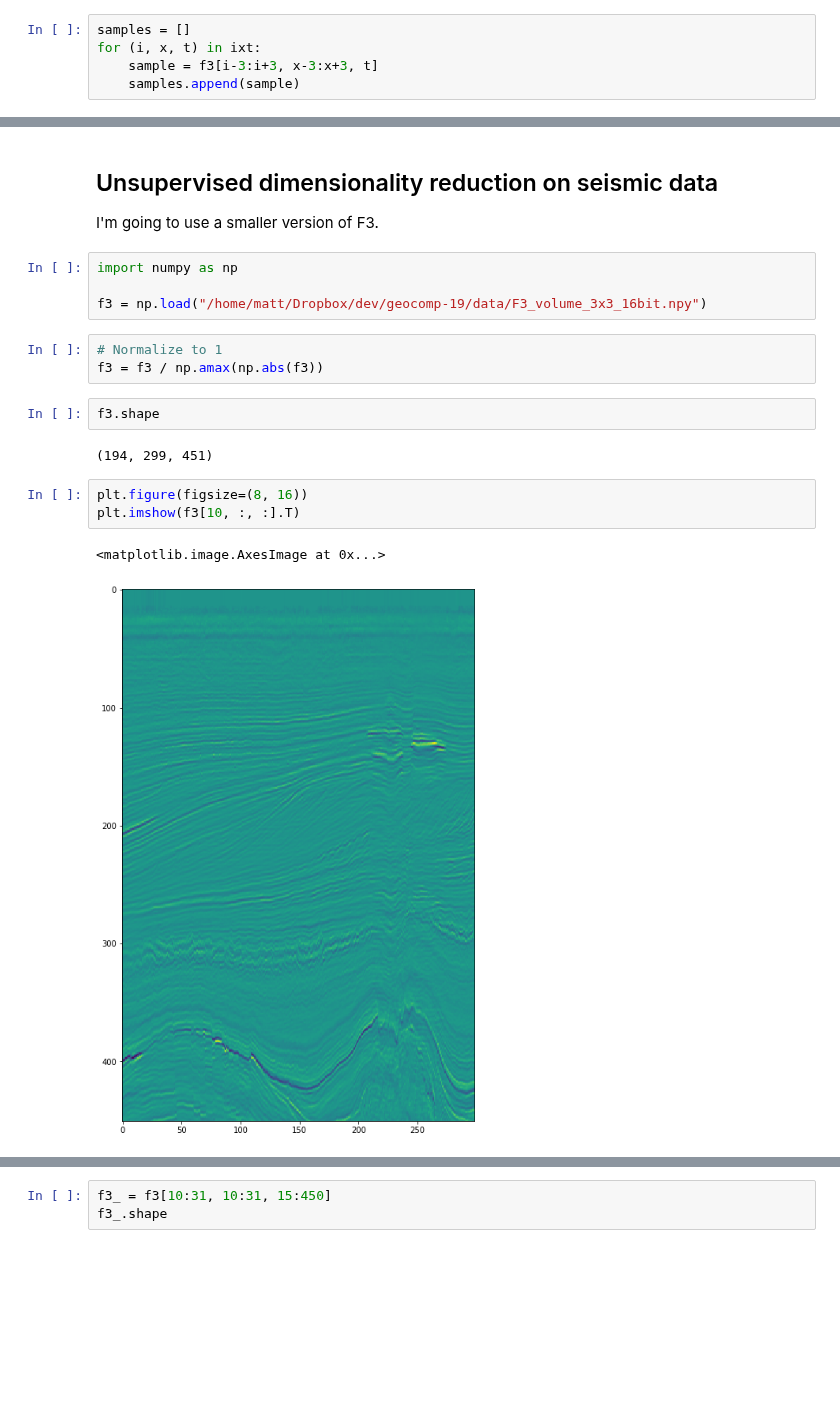
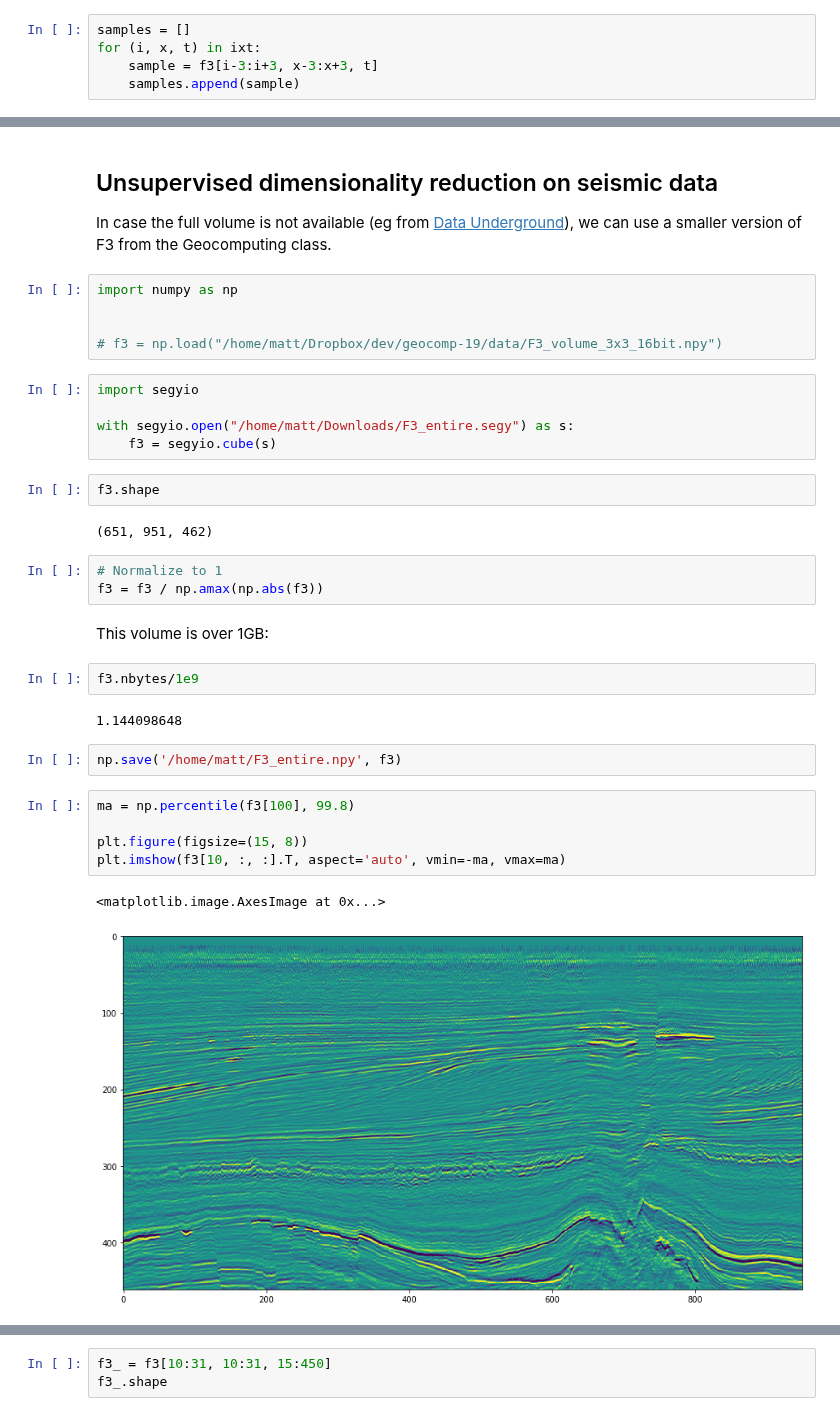
Before and after one commit to kwinkunks/notebooks, a Jupyter notebook: Pointsets_to_seismic_locations_and_subimages.ipynb, the cells around one changed output, grey strips where cells are left out. Cells and saved outputs as stored; diff of their text form; blank space fills up the shorter version.

```diff
--- a/Pointsets_to_seismic_locations_and_subimages.ipynb
+++ b/Pointsets_to_seismic_locations_and_subimages.ipynb
@@ -187,21 +196,37 @@ for ax, sample in zip(axs.ravel(), samples[:10]):
 # %% [markdown]
 ## Unsupervised dimensionality reduction on seismic data
 
-I'm going to use a smaller version of F3.
+In case the full volume is not available (eg from [Data Underground](https://dataunderground.org)), we can use a smaller version of F3 from the Geocomputing class.
 # %%
 import numpy as np
 
-f3 = np.load("/home/matt/Dropbox/dev/geocomp-19/data/F3_volume_3x3_16bit.npy")
+
+# f3 = np.load("/home/matt/Dropbox/dev/geocomp-19/data/F3_volume_3x3_16bit.npy")
+# %%
+import segyio
+
+with segyio.open("/home/matt/Downloads/F3_entire.segy") as s:
+    f3 = segyio.cube(s)
+# %%
+f3.shape
+# %% [output]
+(651, 951, 462)
 # %%
 # Normalize to 1
 f3 = f3 / np.amax(np.abs(f3))
-# %%
-f3.shape
-# %% [output]
-(194, 299, 451)
+# %% [markdown]
+This volume is over 1GB:
+# %%
+f3.nbytes/1e9
+# %% [output]
+1.144098648
+# %%
+np.save('/home/matt/F3_entire.npy', f3)
 # %%
-plt.figure(figsize=(8, 16))
-plt.imshow(f3[10, :, :].T)
+ma = np.percentile(f3[100], 99.8)
+
+plt.figure(figsize=(15, 8))
+plt.imshow(f3[10, :, :].T, aspect='auto', vmin=-ma, vmax=ma)
 # %% [output]
 <matplotlib.image.AxesImage at 0x...>
-[figure, old version]
+[figure, new version]
```
Also changed, not shown: parts of 16 cells of this notebook, 1 other file.
